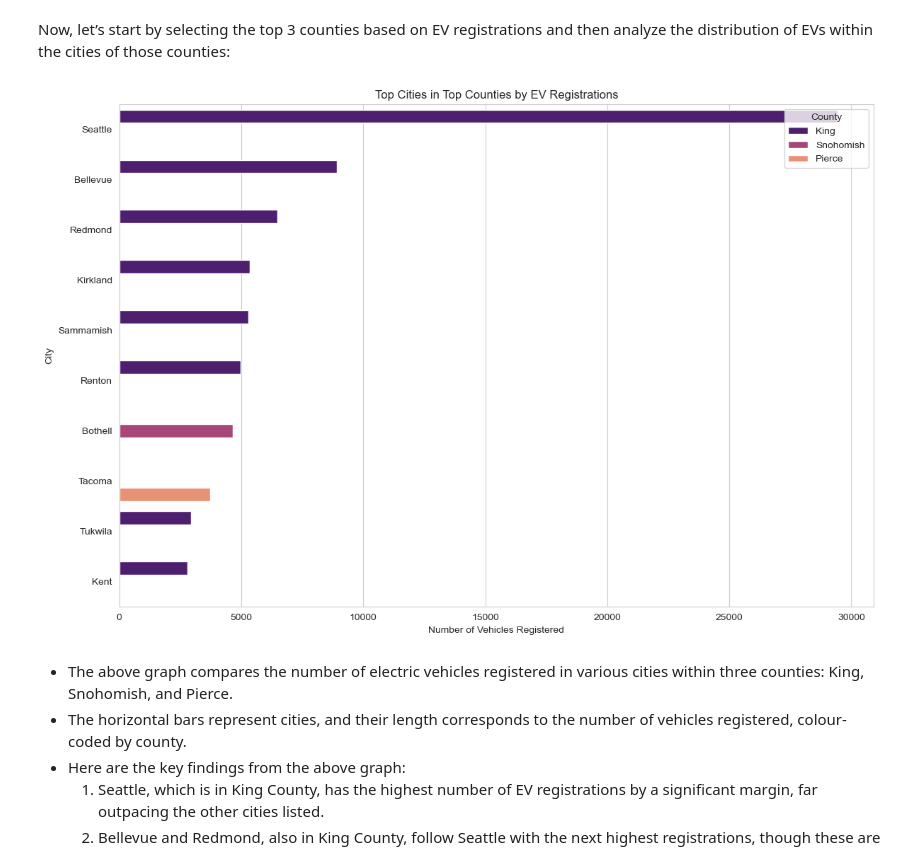
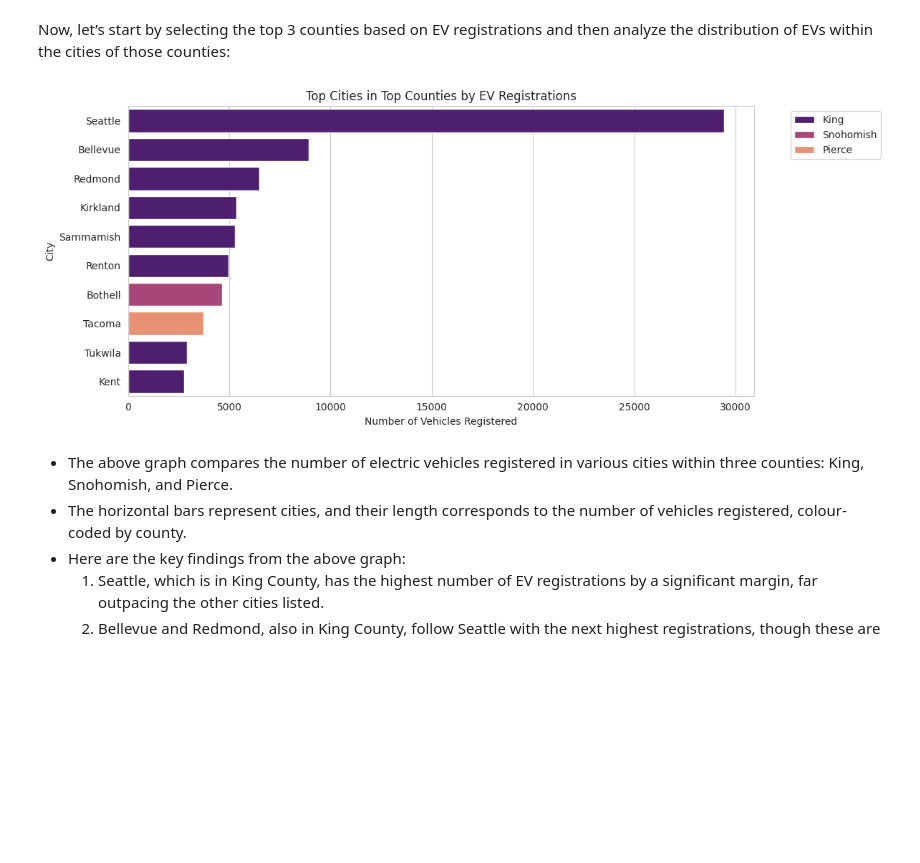
Before and after one commit to LuckyEjenaviSalomi/Data-Science_new, a Jupyter notebook: 0. Projects/1. Electric Vehicles Market Size Analysis/Electric Vehicles Market Size Analysis.ipynb, the cells around one changed output. Cells and saved outputs as stored; diff of their text form; code cells hidden in the pictures; blank space fills up the shorter version.

```diff
--- a/0. Projects/1. Electric Vehicles Market Size Analysis/Electric Vehicles Market Size Analysis.ipynb
+++ b/0. Projects/1. Electric Vehicles Market Size Analysis/Electric Vehicles Market Size Analysis.ipynb
@@ -192,27 +192,28 @@ Now, let’s start by selecting the top 3 counties based on EV registrations and
 # %%
 # geographical distribution at county level
 ev_county_distribution = ev_data['County'].value_counts()
 top_counties = ev_county_distribution.head(3).index
 
 # filtering the dataset for these top counties
 top_counties_data = ev_data[ev_data['County'].isin(top_counties)]
 
 # analyzing the distribution of EVs within the cities of these top counties
 ev_city_distribution_top_counties = top_counties_data.groupby(['County', 'City']).size().sort_values(ascending=False).reset_index(name='Number of Vehicles')
 
 # visualize the top 10 cities across these counties
 top_cities = ev_city_distribution_top_counties.head(10)
 
-plt.figure(figsize=(12, 8))
+plt.figure(figsize=(12, 5))
 sns.barplot(x='Number of Vehicles', y='City', hue='County', data=top_cities, palette="magma")
 plt.title('Top Cities in Top Counties by EV Registrations')
 plt.xlabel('Number of Vehicles Registered')
 plt.ylabel('City')
 plt.legend(title='County')
+plt.legend(bbox_to_anchor=(1.05, 1.0), loc='upper left')
 plt.tight_layout()
 plt.show()
 # %% [output]
-[figure, old version]
+[figure, new version]
 # %% [markdown]
 - The above graph compares the number of electric vehicles registered in various cities within three counties: King, Snohomish, and Pierce.
 - The horizontal bars represent cities, and their length corresponds to the number of vehicles registered, colour-coded by county.
```
Also changed, not shown: parts of 4 cells of this notebook.
